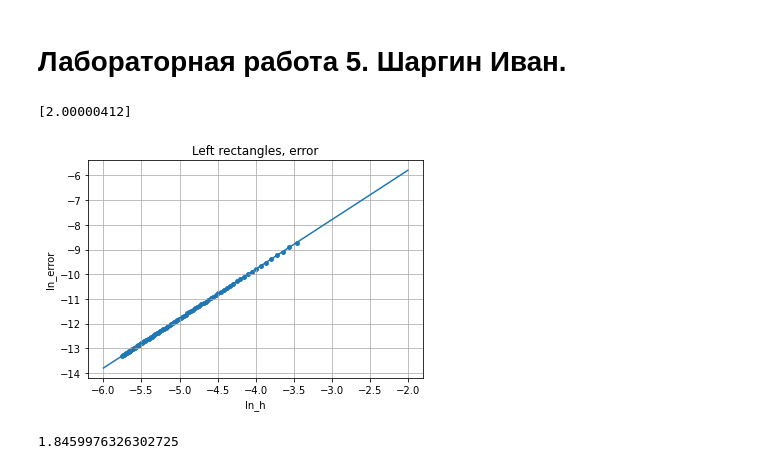
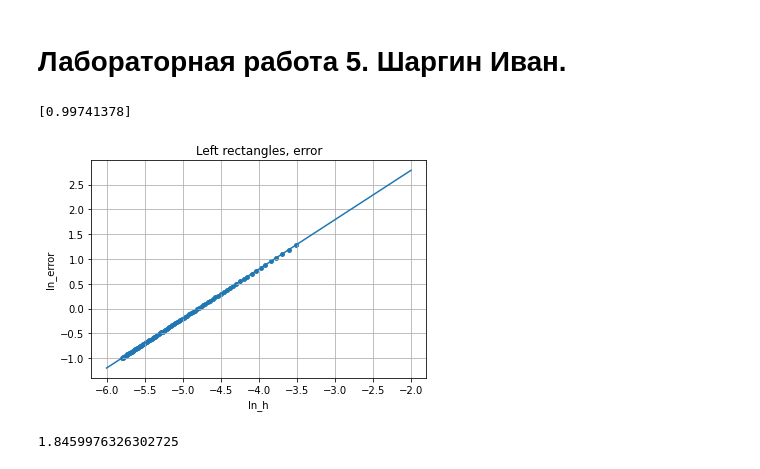
Before and after one commit to ivan-shargin/Math_labs, a Jupyter notebook: Lab_5.ipynb, the cells around one changed output. Drawn from its saved outputs; the diff is of its cells as text; code cells hidden in the pictures.

```diff
--- a/Lab_5.ipynb
+++ b/Lab_5.ipynb
@@ -31,32 +31,3 @@ def grid_left_rect(f_grid, x_grid):
             S += f(x) * h
 
     return(S)
-# %%
-N_arr = np.array(range(100, 1000, 10))
-h_arr = math.pi / N_arr
-error = []
-for N in N_arr:
-    I = left_rect(f_easy_test, np.array([0, math.pi]), N)
-    I_precise = 2
-    error.append(np.linalg.norm(I - I_precise))
-
-error = np.array(error)
-ln_error = np.log(error)
-ln_h = np.log(h_arr)
-
-fig, ax = plt.subplots()
-ax.grid()
-ax.scatter(ln_h, ln_error, s=15)
-plt.xlabel("ln_h")
-plt.ylabel("ln_error")
-plt.title("Left rectangles, error")
-
-linear_regressor = linear_model.LinearRegression()
-linear_regressor.fit(ln_h.reshape((ln_h.size, 1)), ln_error)
-x0 = np.linspace(-6, -2, 100).reshape((100, 1))
-y0 = linear_regressor.predict(x0)
-ax.plot(x0, y0)
-print(linear_regressor.coef_)
-# %% [output]
-[2.00000412]
-[figure, removed]
@@ -89,3 +34,32 @@ print(linear_regressor.coef_)
+# %%
+N_arr = np.array(range(100, 1000, 10))
+h_arr = 3 / N_arr
+error = []
+for N in N_arr:
+    I = left_rect(test, np.array([0, 3]), N)
+    I_precise = 121.5
+    error.append(np.linalg.norm(I - I_precise))
+
+error = np.array(error)
+ln_error = np.log(error)
+ln_h = np.log(h_arr)
+
+fig, ax = plt.subplots()
+ax.grid()
+ax.scatter(ln_h, ln_error, s=15)
+plt.xlabel("ln_h")
+plt.ylabel("ln_error")
+plt.title("Left rectangles, error")
+
+linear_regressor = linear_model.LinearRegression()
+linear_regressor.fit(ln_h.reshape((ln_h.size, 1)), ln_error)
+x0 = np.linspace(-6, -2, 100).reshape((100, 1))
+y0 = linear_regressor.predict(x0)
+ax.plot(x0, y0)
+print(linear_regressor.coef_)
+# %% [output]
+[0.99741378]
+[figure, added]
 # %%
 left_rect(f_test, np.array([0.01, math.pi]), h=0.01)
 # %% [output]
```
Also changed, not shown: parts of 22 cells of this notebook.
